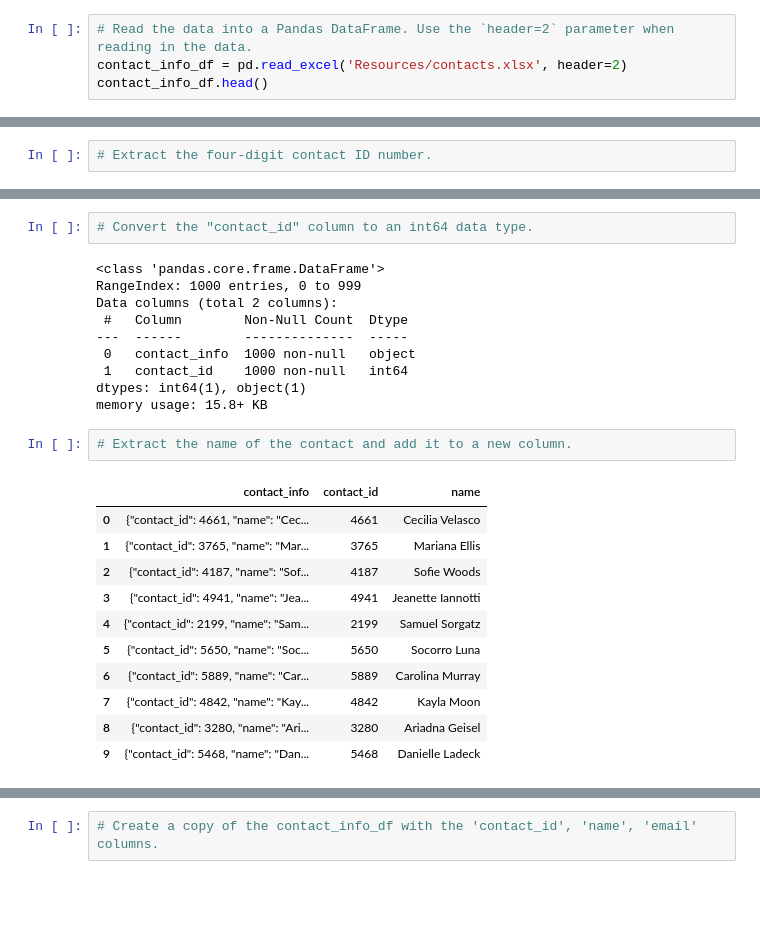
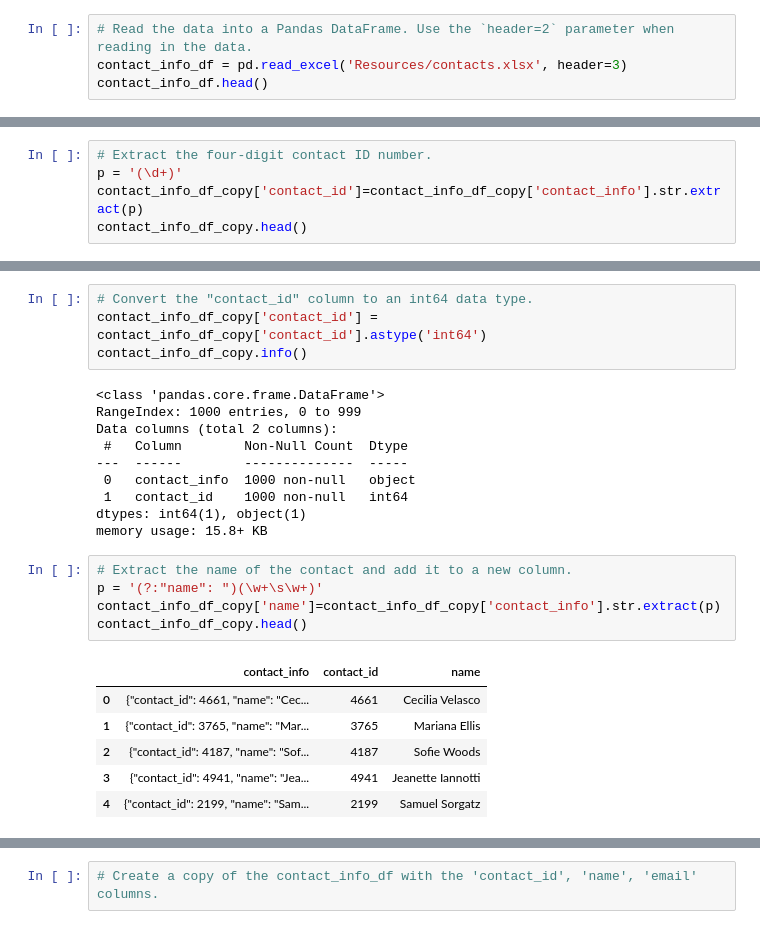
Before and after one commit to Sharad-bootcamp/Crowdfunding_ETL, a Jupyter notebook: ETL_Mini_Project_Sharad.ipynb, the cells around one changed output, grey strips where cells are left out. Saved outputs shown, nothing was run; the diff lists cells and outputs as text; blank space fills up the shorter version.

```diff
--- a/ETL_Mini_Project_Sharad.ipynb
+++ b/ETL_Mini_Project_Sharad.ipynb
@@ -296,6 +296,6 @@ campaign_cleaned.to_csv("Resources/campaign.csv", index=False)
 ### Extract the contacts.xlsx Data.
 # %%
 # Read the data into a Pandas DataFrame. Use the `header=2` parameter when reading in the data.
-contact_info_df = pd.read_excel('Resources/contacts.xlsx', header=2)
+contact_info_df = pd.read_excel('Resources/contacts.xlsx', header=3)
 contact_info_df.head()
 # %% [output]
@@ -419,6 +416,9 @@ contact_info_df_copy.head()
 | 4 | {"contact_id": 2199, "name": "Sam... |
 # %%
 # Extract the four-digit contact ID number.
+p = '(\d+)'
+contact_info_df_copy['contact_id']=contact_info_df_copy['contact_info'].str.extract(p)
+contact_info_df_copy.head()
 # %% [output]
 |  | contact_info | contact_id |
 | 0 | {"contact_id": 4661, "name": "Cec... | 4661 |
@@ -440,6 +441,8 @@ dtypes: object(2)
 memory usage: 15.8+ KB
 # %%
 # Convert the "contact_id" column to an int64 data type.
+contact_info_df_copy['contact_id'] = contact_info_df_copy['contact_id'].astype('int64')
+contact_info_df_copy.info()
 # %% [output]
 <class 'pandas.core.frame.DataFrame'>
 RangeIndex: 1000 entries, 0 to 999
@@ -452,17 +455,15 @@ dtypes: int64(1), object(1)
 memory usage: 15.8+ KB
 # %%
 # Extract the name of the contact and add it to a new column.
+p = '(?:"name": ")(\w+\s\w+)'
+contact_info_df_copy['name']=contact_info_df_copy['contact_info'].str.extract(p)
+contact_info_df_copy.head()
 # %% [output]
 |  | contact_info | contact_id | name |
 | 0 | {"contact_id": 4661, "name": "Cec... | 4661 | Cecilia Velasco |
 | 1 | {"contact_id": 3765, "name": "Mar... | 3765 | Mariana Ellis |
 | 2 | {"contact_id": 4187, "name": "Sof... | 4187 | Sofie Woods |
 | 3 | {"contact_id": 4941, "name": "Jea... | 4941 | Jeanette Iannotti |
 | 4 | {"contact_id": 2199, "name": "Sam... | 2199 | Samuel Sorgatz |
-| 5 | {"contact_id": 5650, "name": "Soc... | 5650 | Socorro Luna |
-| 6 | {"contact_id": 5889, "name": "Car... | 5889 | Carolina Murray |
-| 7 | {"contact_id": 4842, "name": "Kay... | 4842 | Kayla Moon |
-| 8 | {"contact_id": 3280, "name": "Ari... | 3280 | Ariadna Geisel |
-| 9 | {"contact_id": 5468, "name": "Dan... | 5468 | Danielle Ladeck |
 # %%
 # Extract the email from the contacts and add the values to a new column.
```
Also changed, not shown: parts of 10 cells of this notebook, 1 other file.
